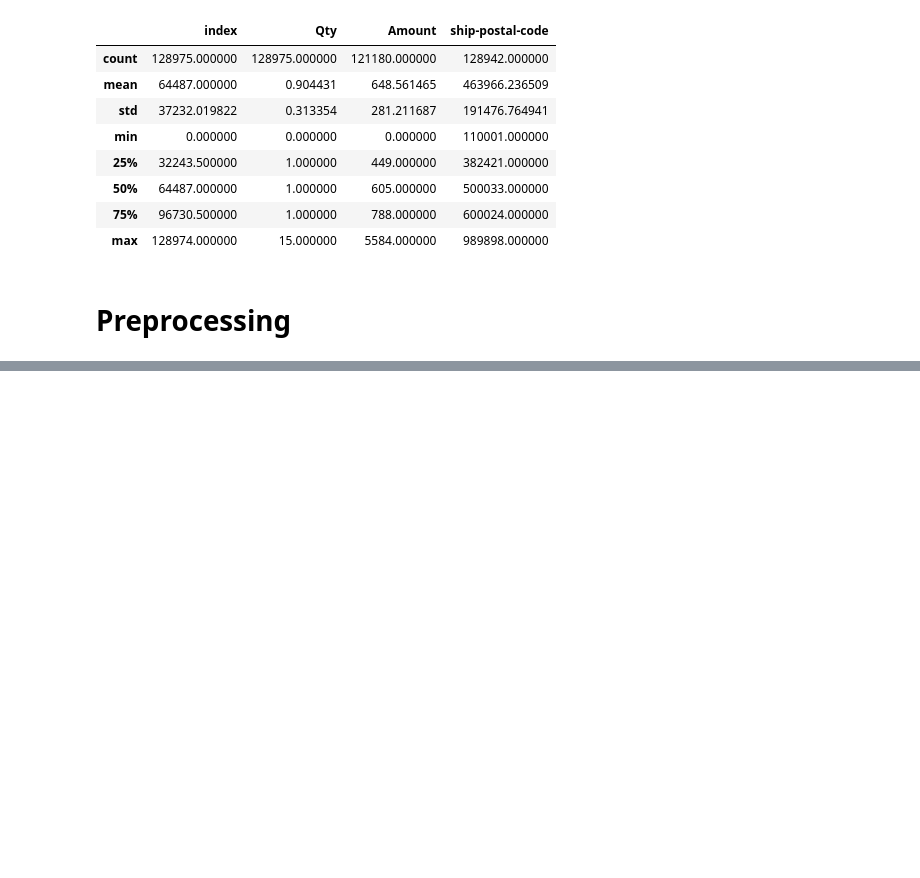
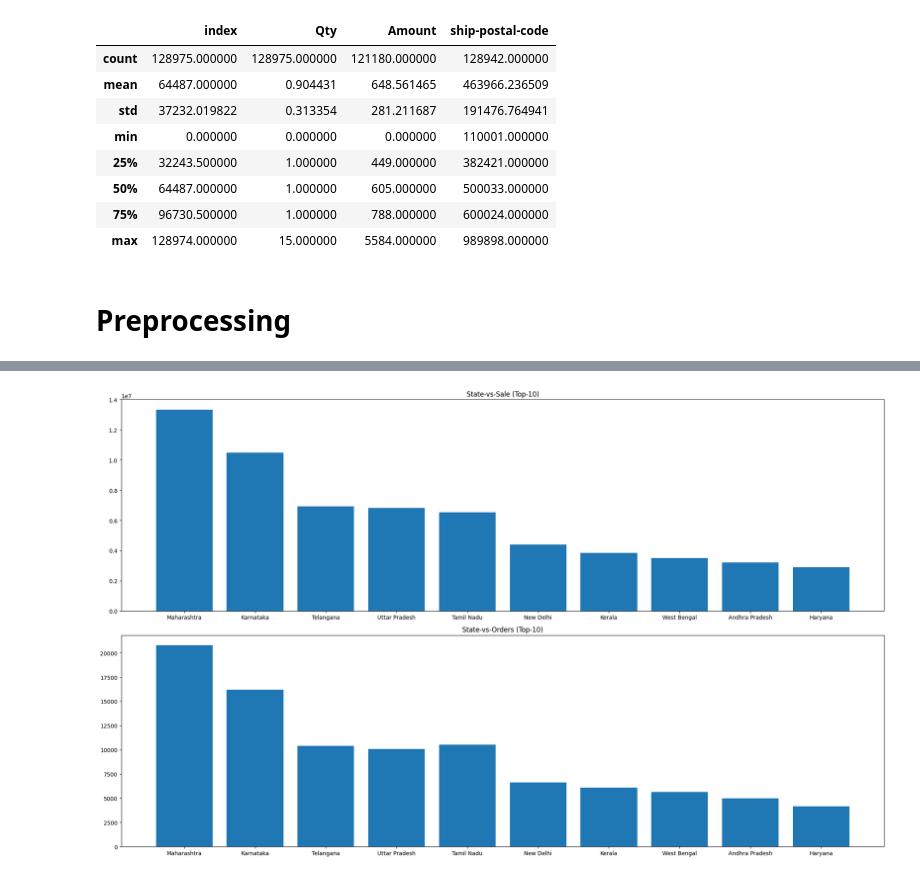
Before and after one commit to RookieCoder12/DevArena-Week-4, a Jupyter notebook: analysis.ipynb, the cells around one changed output, grey strips where cells are left out. Drawn from its saved outputs; the diff is of its cells as text; code cells hidden in the pictures; blank space fills up the shorter version.

```diff
--- a/analysis.ipynb
+++ b/analysis.ipynb
@@ -74,0 +183,2 @@ df.describe()
+# %%
+df_sales = df2.copy()
@@ -74,0 +262,8 @@ df.describe()
+# %%
+df_state_sales = df_sales.groupby("ship-state").agg(
+    no_order = ("Order ID", "nunique"),
+    sales = ("Amount", "sum")
+)
+df_state_sales.sort_values(by="sales", ascending=False, inplace=True)
+df_state_sales.reset_index(inplace=True)
+df_state_sales.head(10)
@@ -74,0 +282,17 @@ df.describe()
+# %%
+top_ten_states_by_sales = df_state_sales.head(10)
+
+plt.figure(figsize=(20, 12))
+
+plt.subplot(2,1,1)
+plt.bar(top_ten_states_by_sales["ship-state"], top_ten_states_by_sales["sales"])
+plt.title("State-vs-Sale (Top-10)")
+
+plt.subplot(2,1,2)
+plt.bar(top_ten_states_by_sales["ship-state"], top_ten_states_by_sales["no_order"])
+plt.title("State-vs-Orders (Top-10)")
+
+plt.tight_layout()
+plt.show()
+# %% [output]
+[figure, added]
```
Also changed, not shown: parts of 35 cells of this notebook.
